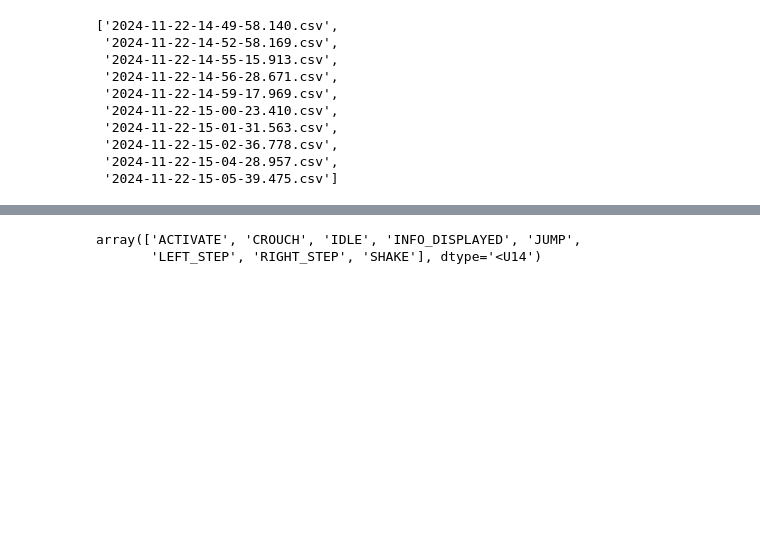
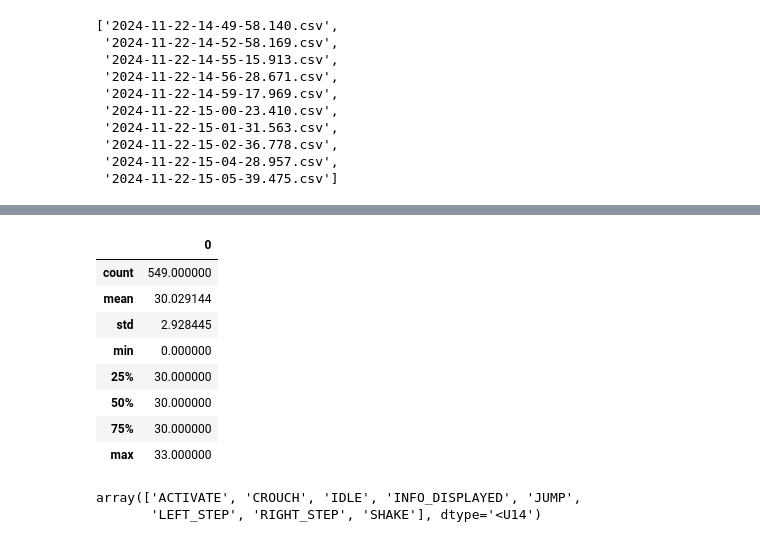
Before and after one commit to balthazarneveu/dream-and-play, a Jupyter notebook: detection/notebooks/tests.ipynb, the cells around one changed output, grey strips where cells are left out. Saved outputs shown, nothing was run; the diff lists cells and outputs as text; code cells hidden in the pictures; blank space fills up the shorter version.

```diff
--- a/detection/notebooks/tests.ipynb
+++ b/detection/notebooks/tests.ipynb
@@ -7,7 +15,7 @@ from torch.utils.data import Dataset
 # %%
 import os
 
-files = os.listdir('../data/csv_files')
+files = os.listdir('../data/csv_files_converted')
 files
 # %% [output]
 ['2024-11-22-14-49-58.140.csv',
@@ -34,2 +75,14 @@ total_pose
+# %%
+pd.DataFrame(fps).describe()
+# %% [output]
+|  | 0 |
+| count | 549.000000 |
+| mean | 30.029144 |
+| std | 2.928445 |
+| min | 0.000000 |
+| 25% | 30.000000 |
+| 50% | 30.000000 |
+| 75% | 30.000000 |
+| max | 33.000000 |
 # %%
 import numpy as np
```
Also changed, not shown: parts of 16 cells of this notebook, 5 other files.
